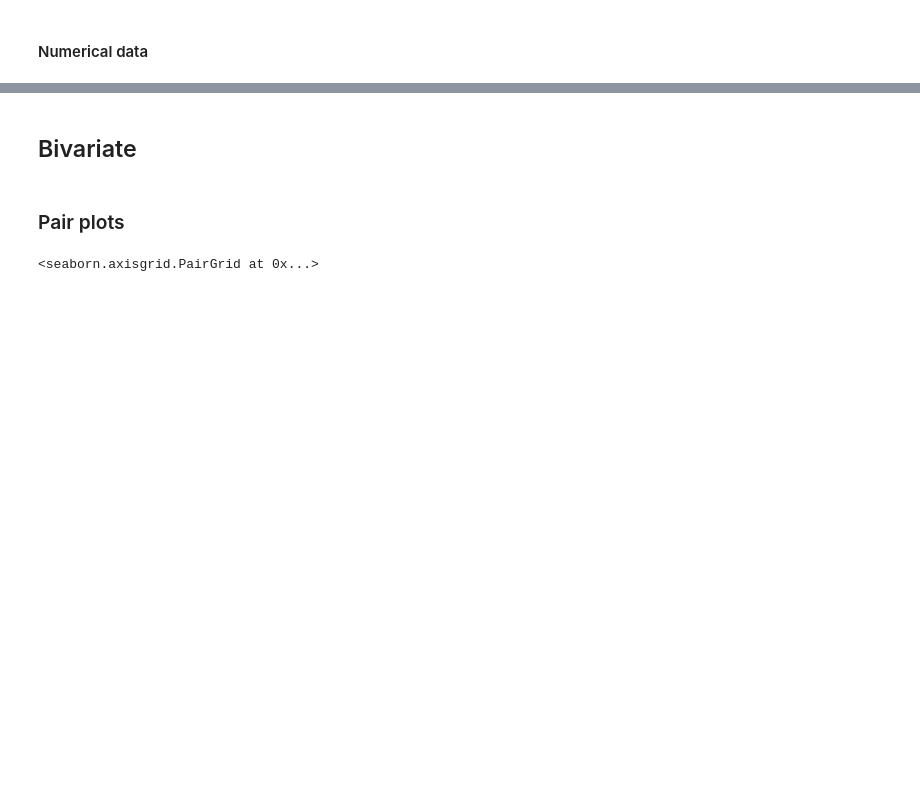
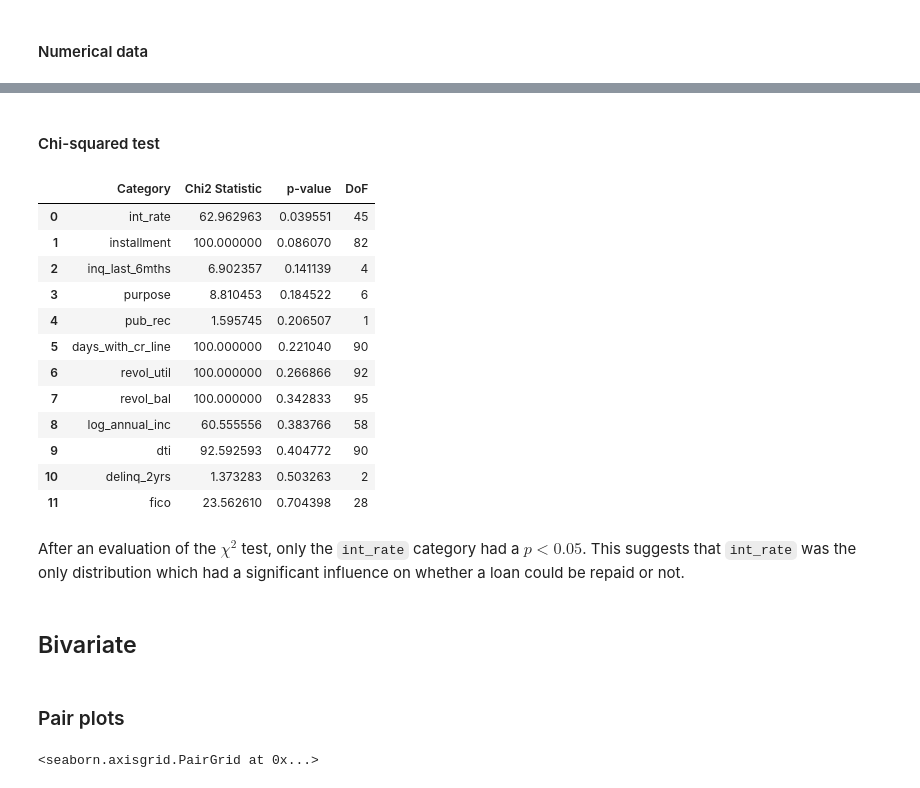
Before and after one commit to krshirkoohi/Loan-Default-Data-Analysis, a Jupyter notebook: LoanDefaultDataAnalysis.ipynb, the cells around one changed output, grey strips where cells are left out. Saved outputs shown, nothing was run; the diff lists cells and outputs as text; code cells hidden in the pictures; blank space fills up the shorter version.

```diff
--- a/LoanDefaultDataAnalysis.ipynb
+++ b/LoanDefaultDataAnalysis.ipynb
@@ -304,3 +328,49 @@ plt.show()
+# %% [markdown]
+#### Chi-squared test
+# %%
+# Prepare a list to store the results
+results_list = []
+
+for col in df.columns:
+    if col != 'not_fully_paid':  # Skip the target variable itself
+        # Create a contingency table
+        contingency_table = pd.crosstab(df[col], df['not_fully_paid'])
+
+        # Perform the Chi-Squared test
+        chi2, p, dof, expected = chi2_contingency(contingency_table)
+
+        # Append the results to the list
+        results_list.append({
+            "Category": col,
+            "Chi2 Statistic": chi2,
+            "p-value": p,
+            "DoF": dof
+        })
+
+# Convert the list to a DataFrame
+chi2_results = pd.DataFrame(results_list)
+
+# Sorting the results by p-value for easier interpretation
+chi2_results = chi2_results.sort_values(by="p-value").reset_index(drop=True)
+
+# Display the DataFrame
+chi2_results
+# %% [output]
+|  | Category | Chi2 Statistic | p-value | DoF |
+| 0 | int_rate | 62.962963 | 0.039551 | 45 |
+| 1 | installment | 100.000000 | 0.086070 | 82 |
+| 2 | inq_last_6mths | 6.902357 | 0.141139 | 4 |
+| 3 | purpose | 8.810453 | 0.184522 | 6 |
+| 4 | pub_rec | 1.595745 | 0.206507 | 1 |
+| 5 | days_with_cr_line | 100.000000 | 0.221040 | 90 |
+| 6 | revol_util | 100.000000 | 0.266866 | 92 |
+| 7 | revol_bal | 100.000000 | 0.342833 | 95 |
+| 8 | log_annual_inc | 60.555556 | 0.383766 | 58 |
+| 9 | dti | 92.592593 | 0.404772 | 90 |
+| 10 | delinq_2yrs | 1.373283 | 0.503263 | 2 |
+| 11 | fico | 23.562610 | 0.704398 | 28 |
+# %% [markdown]
+After an evaluation of the $\chi^2$ test, only the `int_rate` category had a $p<0.05$. This suggests that `int_rate` was the only distribution which had a significant influence on whether a loan could be repaid or not.
 # %% [markdown]
 ## Bivariate
 # %% [markdown]
```
Also changed, not shown: parts of 11 cells of this notebook, 1 other file.
